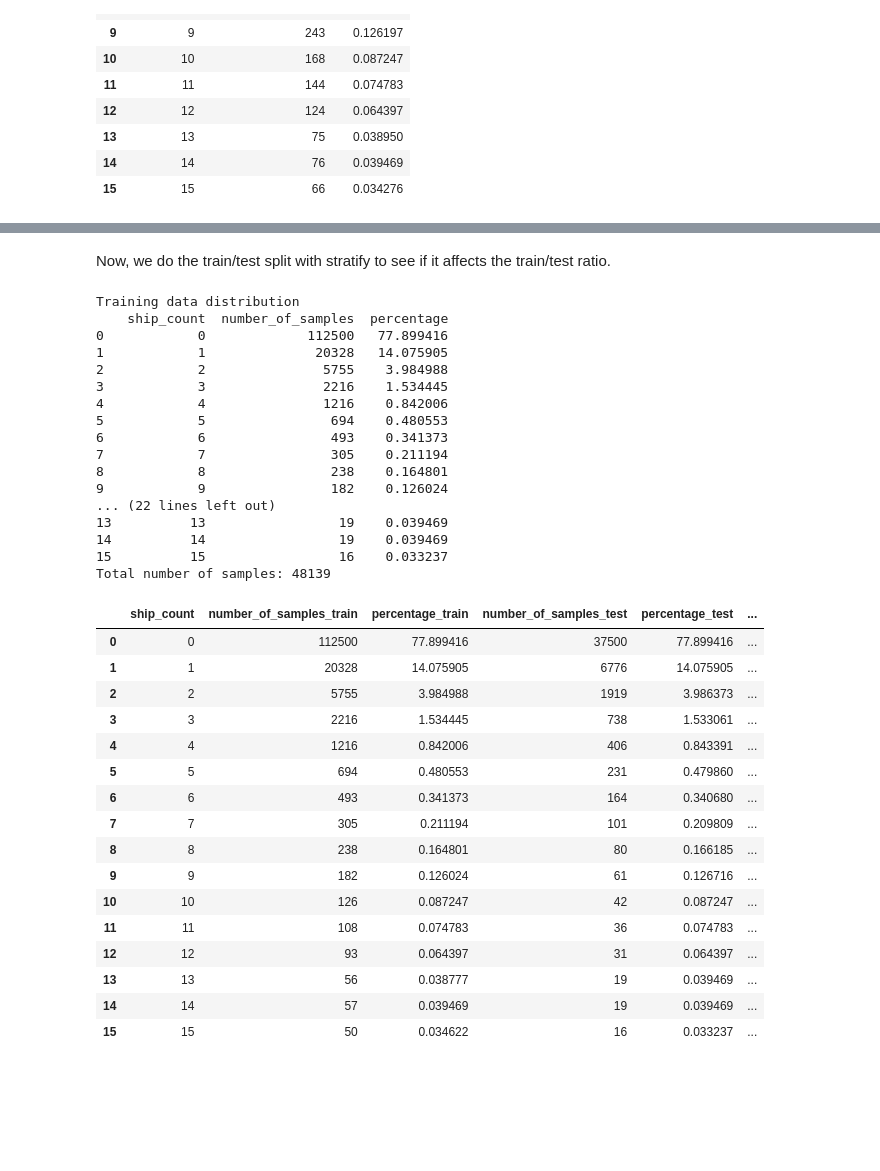
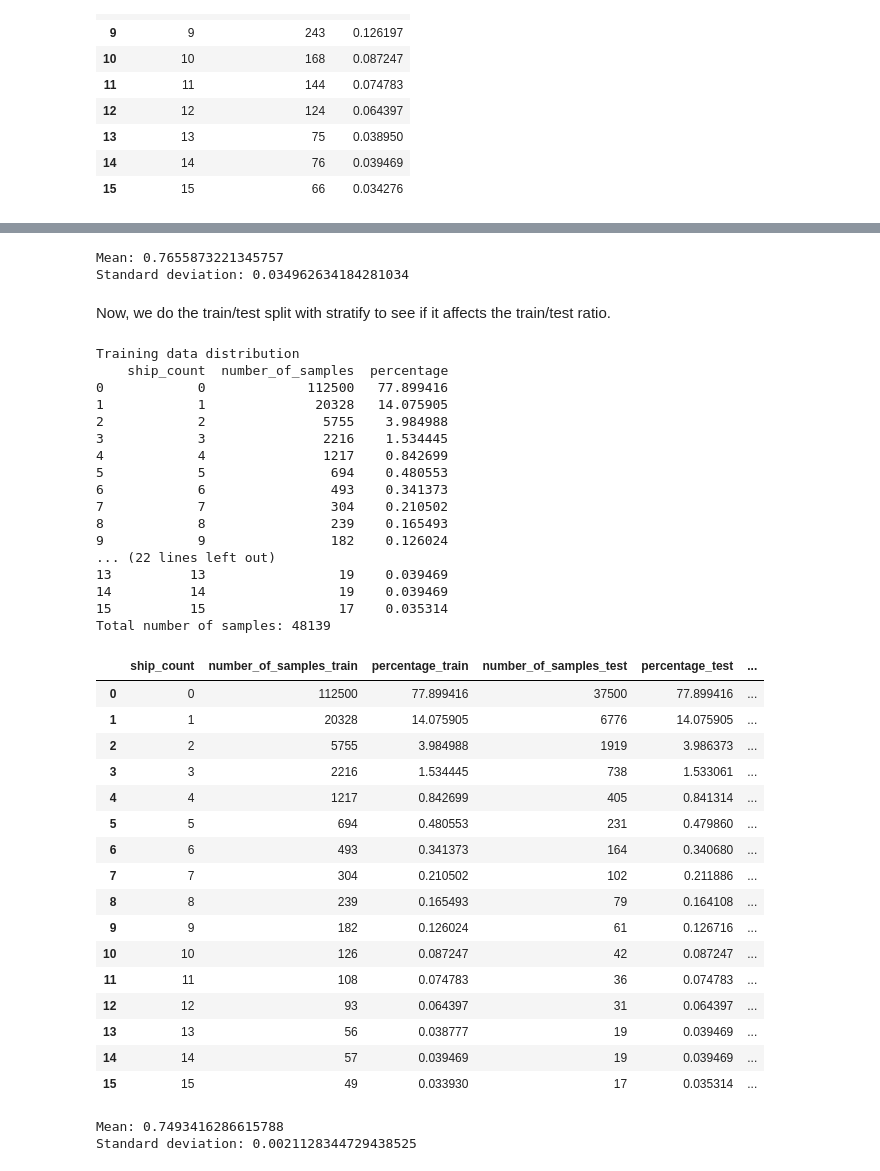
Before and after one commit to instituteofai/airbus-ship-detection, a Jupyter notebook: 02-Train-Test-Split.ipynb, the cells around one changed output, grey strips where cells are left out. Cells and saved outputs as stored; diff of their text form; code cells hidden in the pictures; blank space fills up the shorter version.

Commit message:
Add mean and standard deviation calculations

```diff
--- a/02-Train-Test-Split.ipynb
+++ b/02-Train-Test-Split.ipynb
@@ -159,13 +159,19 @@ df_merged
+# %%
+print(f'Mean: {df_merged["train_test_ratio"].mean()}')
+print(f'Standard deviation: {df_merged["train_test_ratio"].std()}')
+# %% [output]
+Mean: 0.7655873221345757
+Standard deviation: 0.034962634184281034
 # %% [markdown]
 Now, we do the train/test split with stratify to see if it affects the train/test ratio.
 # %%
-train_ids, test_ids = train_test_split(df_counts, stratify=df_counts.ship_count)
+train_ids_strat, test_ids_strat = train_test_split(df_counts, stratify=df_counts.ship_count)
 
 print('Training data distribution')
-train_stats = compute_count_distribution(train_ids)
+train_stats_strat = compute_count_distribution(train_ids_strat)
 
 print('Test data distribution')
-test_stats = compute_count_distribution(test_ids)
+test_stats_strat = compute_count_distribution(test_ids_strat)
 # %% [output]
 Training data distribution
     ship_count  number_of_samples  percentage
@@ -173,36 +179,42 @@ Training data distribution
 1            1              20328   14.075905
 2            2               5755    3.984988
 3            3               2216    1.534445
-4            4               1216    0.842006
+4            4               1217    0.842699
 5            5                694    0.480553
 6            6                493    0.341373
-7            7                305    0.211194
-8            8                238    0.164801
+7            7                304    0.210502
+8            8                239    0.165493
 9            9                182    0.126024
 ... (22 lines left out)
 13          13                 19    0.039469
 14          14                 19    0.039469
-15          15                 16    0.033237
+15          15                 17    0.035314
 Total number of samples: 48139
 # %%
-df_merged = pd.merge(train_stats, test_stats, suffixes=('_train', '_test'), on='ship_count')
-df_merged['train_test_ratio'] = df_merged.apply(lambda x: x.number_of_samples_train / (x.number_of_samples_train + x.number_of_samples_test), axis='columns')
-df_merged
+df_merged_strat = pd.merge(train_stats_strat, test_stats_strat, suffixes=('_train', '_test'), on='ship_count')
+df_merged_strat['train_test_ratio'] = df_merged_strat.apply(lambda x: x.number_of_samples_train / (x.number_of_samples_train + x.number_of_samples_test), axis='columns')
+df_merged_strat
 # %% [output]
 |  | ship_count | number_of_samples_train | percentage_train | number_of_samples_test | percentage_test | ... |
 | 0 | 0 | 112500 | 77.899416 | 37500 | 77.899416 | ... |
 | 1 | 1 | 20328 | 14.075905 | 6776 | 14.075905 | ... |
 | 2 | 2 | 5755 | 3.984988 | 1919 | 3.986373 | ... |
 | 3 | 3 | 2216 | 1.534445 | 738 | 1.533061 | ... |
-| 4 | 4 | 1216 | 0.842006 | 406 | 0.843391 | ... |
+| 4 | 4 | 1217 | 0.842699 | 405 | 0.841314 | ... |
 | 5 | 5 | 694 | 0.480553 | 231 | 0.479860 | ... |
 | 6 | 6 | 493 | 0.341373 | 164 | 0.340680 | ... |
-| 7 | 7 | 305 | 0.211194 | 101 | 0.209809 | ... |
-| 8 | 8 | 238 | 0.164801 | 80 | 0.166185 | ... |
+| 7 | 7 | 304 | 0.210502 | 102 | 0.211886 | ... |
+| 8 | 8 | 239 | 0.165493 | 79 | 0.164108 | ... |
 | 9 | 9 | 182 | 0.126024 | 61 | 0.126716 | ... |
 | 10 | 10 | 126 | 0.087247 | 42 | 0.087247 | ... |
 | 11 | 11 | 108 | 0.074783 | 36 | 0.074783 | ... |
 | 12 | 12 | 93 | 0.064397 | 31 | 0.064397 | ... |
 | 13 | 13 | 56 | 0.038777 | 19 | 0.039469 | ... |
 | 14 | 14 | 57 | 0.039469 | 19 | 0.039469 | ... |
-| 15 | 15 | 50 | 0.034622 | 16 | 0.033237 | ... |
+| 15 | 15 | 49 | 0.033930 | 17 | 0.035314 | ... |
+# %%
+print(f'Mean: {df_merged_strat["train_test_ratio"].mean()}')
+print(f'Standard deviation: {df_merged_strat["train_test_ratio"].std()}')
+# %% [output]
+Mean: 0.7493416286615788
+Standard deviation: 0.0021128344729438525
```
Also changed, not shown: parts of 2 cells of this notebook.
